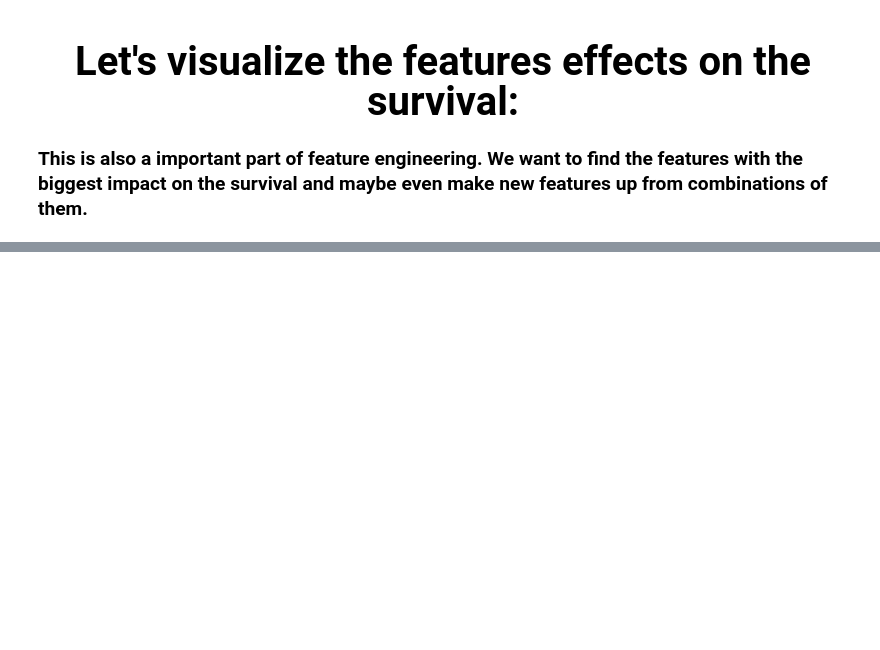
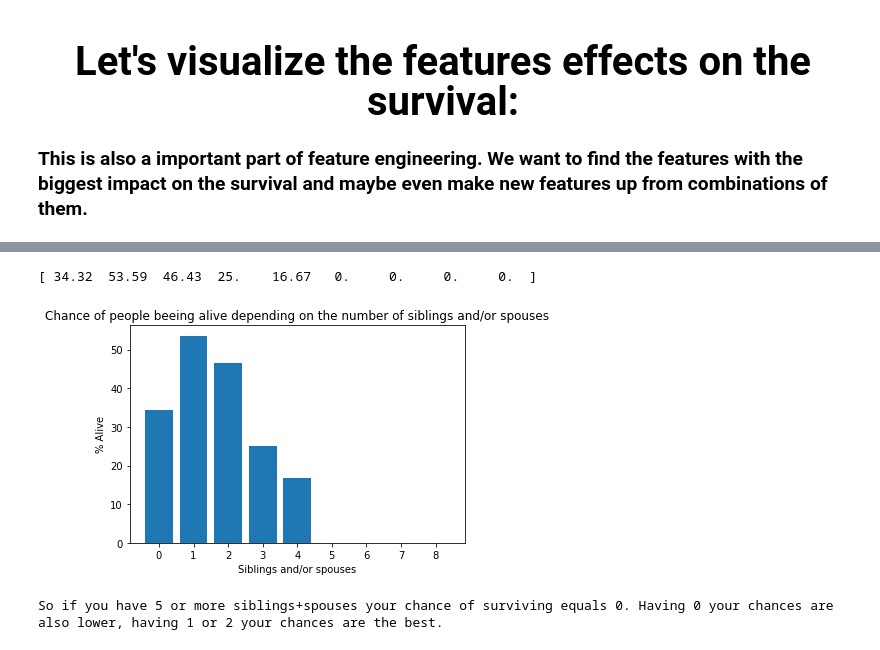
Before and after one commit to BastiQ/Kaggle_titanic, a Jupyter notebook: FeatureEngineering.ipynb, the cells around one changed output, grey strips where cells are left out. Saved outputs shown, nothing was run; the diff lists cells and outputs as text; code cells hidden in the pictures; blank space fills up the shorter version.

```diff
--- a/FeatureEngineering.ipynb
+++ b/FeatureEngineering.ipynb
@@ -297,0 +309,21 @@ To visualize this I've plotted the knn curve with 5 neighbors. This shows a litt
+# %%
+sibSp = training_cleanWithoutAge.loc[:,'SibSp']                   # get the data
+countSibSpGroups = np.bincount(sibSp)                             # count people
+
+countAliveSib = [np.sum(survivedOrDead.values[np.where(sibSp == _class)[0]]) for _class in range(countSibSpGroups.shape[0])]
+alivePercentSib = [np.divide(countAliveSib[i], group) * 100 if group != 0 else 0 for i,group in enumerate(countSibSpGroups)]
+alivePercentSib = np.array(alivePercentSib)
+print(np.round(alivePercentSib,2))
+
+
+plt.bar(range(alivePercentSib.shape[0]), alivePercentSib, align='center') # plot
+plt.xticks(range(alivePercentSib.shape[0]))
+plt.title("Chance of people beeing alive depending on the number of siblings and/or spouses")
+plt.xlabel("Siblings and/or spouses")
+plt.ylabel("% Alive")
+plt.show()
+print("So if you have 5 or more siblings+spouses your chance of surviving equals 0. Having 0 your chances are also lower, having 1 or 2 your chances are the best.")
+# %% [output]
+[ 34.32  53.59  46.43  25.    16.67   0.     0.     0.     0.  ]
+[figure, added]
+So if you have 5 or more siblings+spouses your chance of surviving equals 0. Having 0 your chances are also lower, having 1 or 2 your chances are the best.
```
Also changed, not shown: parts of 16 cells of this notebook.
